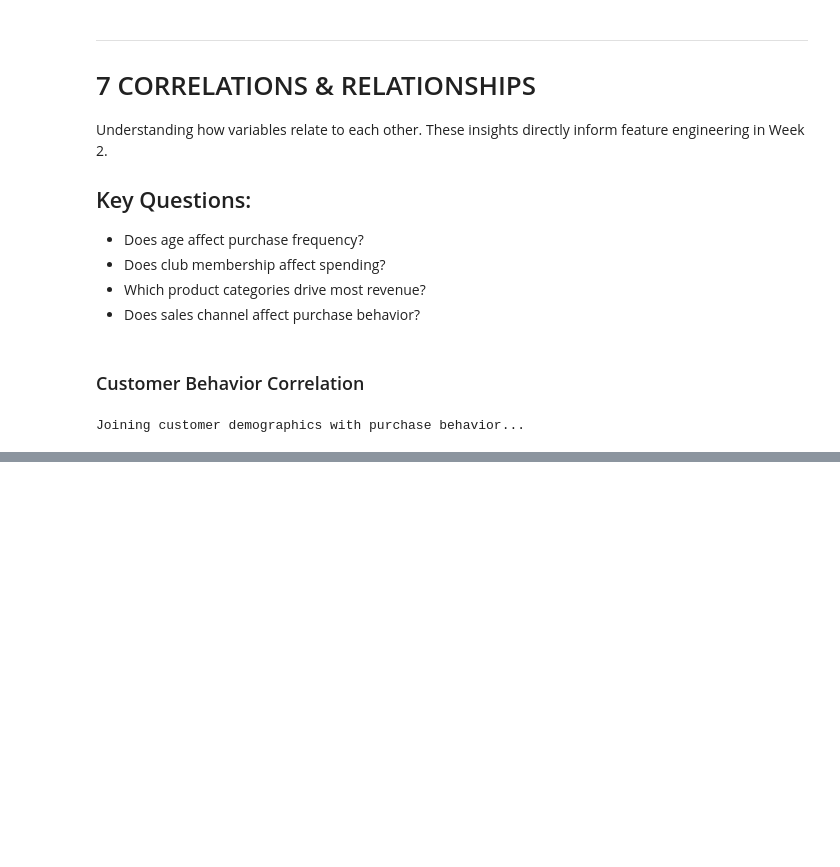
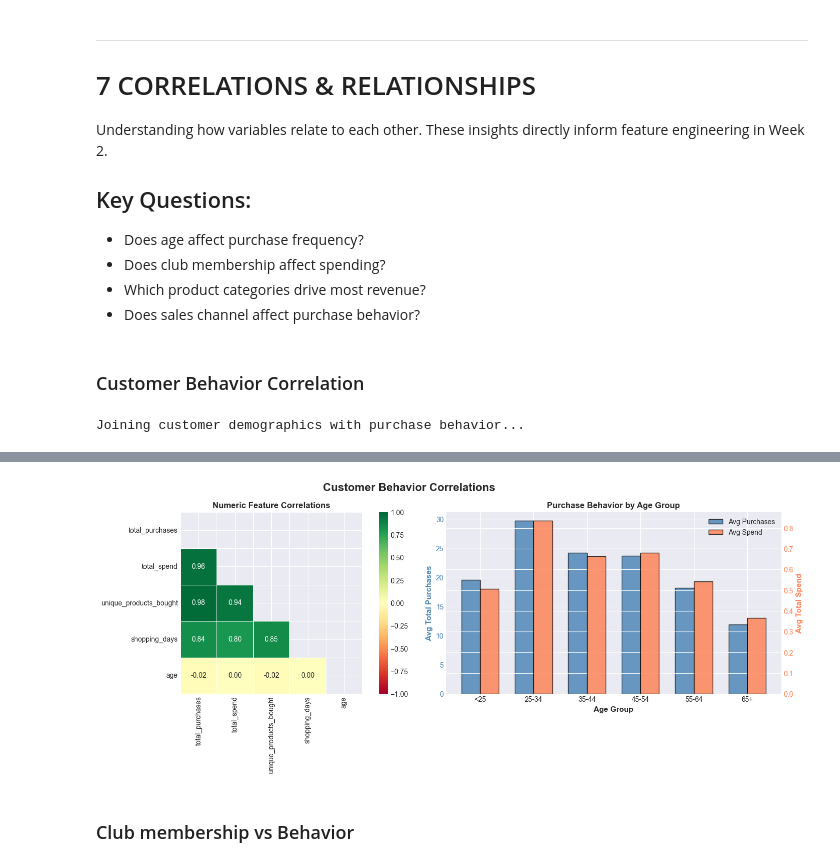
Before and after one commit to DeneeshK/H-M-Ecommerce-Intelligence-with-SPARK, a Jupyter notebook: notebooks/01_EDA.ipynb, the cells around one changed output, grey strips where cells are left out. Saved outputs shown, nothing was run; the diff lists cells and outputs as text; code cells hidden in the pictures; blank space fills up the shorter version.

```diff
--- a/notebooks/01_EDA.ipynb
+++ b/notebooks/01_EDA.ipynb
@@ -2164,0 +2180,9 @@ Joining customer demographics with purchase behavior...
+# %%
+# Correlation matrix for numeric features
+numeric_cols = ['total_purchases', 'total_spend',
+                'unique_products_bought', 'shopping_days', 'age']
+
+corr_matrix = behavior_pd[numeric_cols].corr()
+
+print("\n Correlation Matrix:")
+print(corr_matrix.round(3))
@@ -2164,0 +2204,70 @@ Joining customer demographics with purchase behavior...
+# %%
+# Visualization
+fig, axes = plt.subplots(1, 2, figsize=(16, 6))
+fig.suptitle('Customer Behavior Correlations', fontsize=16, fontweight='bold')
+
+# 1. Correlation heatmap
+ax1 = axes[0]
+mask = np.zeros_like(corr_matrix, dtype=bool)
+mask[np.triu_indices_from(mask)] = True
+
+sns.heatmap(
+    corr_matrix,
+    annot=True,
+    fmt='.2f',
+    cmap='RdYlGn',
+    ax=ax1,
+    mask=mask,
+    linewidths=0.5,
+    vmin=-1, vmax=1,
+    center=0,
+    square=True
+)
+ax1.set_title('Numeric Feature Correlations', fontsize=12, fontweight='bold')
+
+# 2. Age vs Purchase Frequency scatter
+ax2 = axes[1]
+age_bins = pd.cut(behavior_pd['age'],
+                  bins=[0, 25, 35, 45, 55, 65, 100],
+                  labels=['<25', '25-34', '35-44', '45-54', '55-64', '65+'])
+
+avg_by_age = behavior_pd.groupby(age_bins).agg({
+    'total_purchases': 'mean',
+    'total_spend': 'mean'
+}).reset_index()
+
+x = np.arange(len(avg_by_age))
+width = 0.35
+
+bars1 = ax2.bar(x - width/2, avg_by_age['total_purchases'],
+                width, label='Avg Purchases', color='steelblue',
+                edgecolor='black', alpha=0.8)
+ax2.set_ylabel('Avg Total Purchases', fontsize=11, fontweight='bold', color='steelblue')
+ax2.tick_params(axis='y', labelcolor='steelblue')
+
+# Second y-axis for spend
+ax2b = ax2.twinx()
+bars2 = ax2b.bar(x + width/2, avg_by_age['total_spend'],
+                  width, label='Avg Spend', color='coral',
+                  edgecolor='black', alpha=0.8)
+ax2b.set_ylabel('Avg Total Spend', fontsize=11, fontweight='bold', color='coral')
+ax2b.tick_params(axis='y', labelcolor='coral')
+
+ax2.set_xticks(x)
+ax2.set_xticklabels(avg_by_age['age'], fontsize=10)
+ax2.set_xlabel('Age Group', fontsize=11, fontweight='bold')
+ax2.set_title('Purchase Behavior by Age Group', fontsize=12, fontweight='bold')
+
+# Combined legend
+lines1, labels1 = ax2.get_legend_handles_labels()
+lines2, labels2 = ax2b.get_legend_handles_labels()
+ax2.legend(lines1 + lines2, labels1 + labels2, loc='upper right')
+ax2.grid(True, alpha=0.3, axis='y')
+
+plt.tight_layout()
+plt.savefig(f"{OUTPUT_DIR}/18_customer_correlations.png", dpi=300, bbox_inches='tight')
+plt.show()
+# %% [output]
+[figure, added]
+# %% [markdown]
+### Club membership vs Behavior
```
Also changed, not shown: parts of 12 cells of this notebook, 5 other files.
